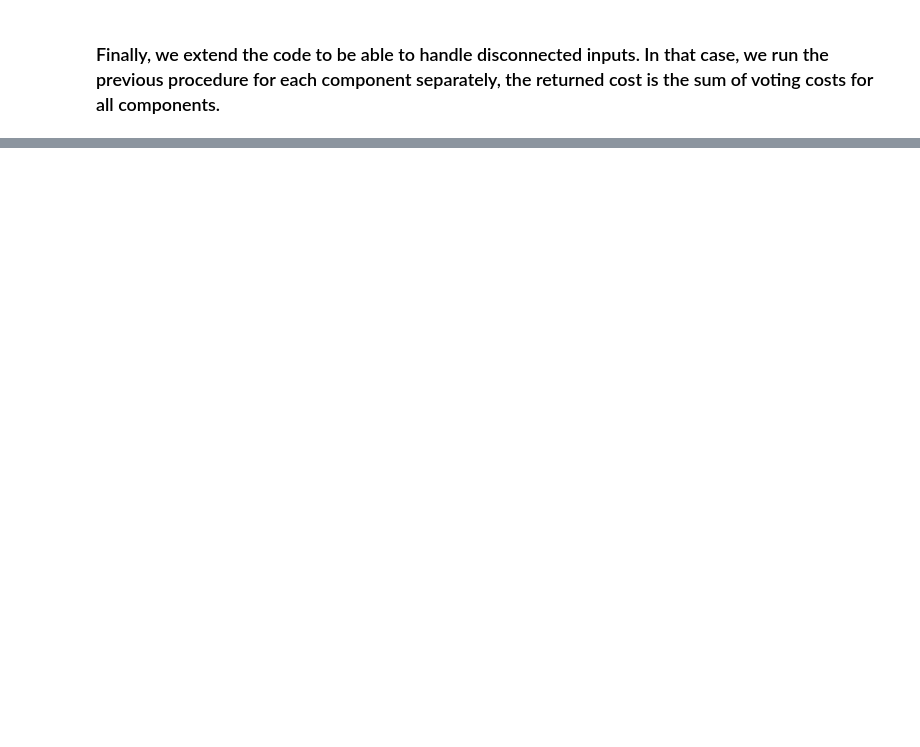
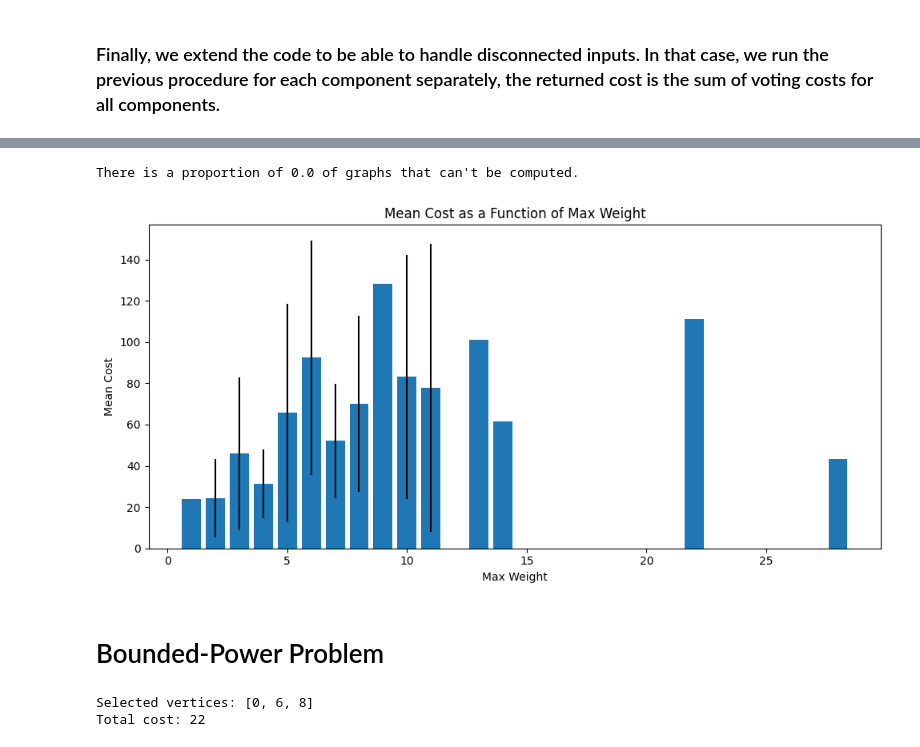
Before and after one commit to gpapasot/cost_liquid_democracy, a Jupyter notebook: costly_democracy.ipynb, the cells around one changed output, grey strips where cells are left out. Cells and saved outputs as stored; diff of their text form; code cells hidden in the pictures; blank space fills up the shorter version.

```diff
--- a/costly_democracy.ipynb
+++ b/costly_democracy.ipynb
@@ -475,0 +767,20 @@ The total voting cost to be paid is
+# %%
+grouped = df.groupby(['ExpNum', 'CodeExclu']).first().CodeQuestion.reset_index()
+data_outcome = []
+count_issues = []
+for s in range(0,6):
+    print(f"With max lenght constraint of {s}")
+    for ind, row in grouped[['ExpNum', 'CodeQuestion']].iterrows():
+        try:
+            count_issues.append(0)
+            graph, voting_cost = build_graph(row.CodeQuestion, row.ExpNum)
+            cost = run_for_connected_components3(graph, voting_cost, [1]*len(graph), s)
+            data_outcome.append([row.CodeQuestion, row.ExpNum, s, cost])
+        except:
+            print('Graph on which the code does not run:', row.CodeQuestion, row.ExpNum)
+            print('Graph: ', graph)
+            print('Voting Cost: ', voting_cost)
+            count_issues.append(1)
+            print( )
+df_output = pd.DataFrame(data_outcome, columns=['Question', 'ExpNum', 'Constraint', 'Cost'])
+sum(count_issues), len(count_issues)
@@ -475,0 +795,25 @@ The total voting cost to be paid is
+# %%
+print(f"There is a proportion of {round(sum(count_issues)/len(count_issues), 2)} of graphs that can't be computed.")
+# %% [output]
+There is a proportion of 0.0 of graphs that can't be computed.
+# %%
+max_weight = df.groupby(by=['ExpNum', 'CodeExclu']).Weight.max().reset_index() # go get the weight from the df original data
+max_weight['CodeExclu'] = max_weight['CodeExclu'].astype(str) + '1'
+max_weight = max_weight.rename(columns={'CodeExclu': 'Question'})
+summary = df_output.groupby(by=['ExpNum', 'Question']).Cost.agg(['mean', 'std']).reset_index()
+df_merged = pd.merge(summary, max_weight, on=['ExpNum', 'Question'], how='left') # do a left join
+# %%
+top = df_merged.groupby('Weight')['mean'].agg(['mean', 'std']).reset_index()
+
+plt.figure(figsize=(10, 5))
+plt.bar(top['Weight'], top['mean'], yerr=top['std'])
+plt.xlabel('Max Weight')
+plt.ylabel('Mean Cost')
+plt.title('Mean Cost as a Function of Max Weight')
+# plt.gca().invert_yaxis()  # Highest on top
+plt.tight_layout()
+plt.show()
+# %% [output]
+[figure, added]
+# %% [markdown]
+# Bounded-Power Problem
@@ -475,0 +929,24 @@ The total voting cost to be paid is
+# %%
+'''
+TEST 1
+'''
+graph = [
+        [1, 2],  # 0 has incoming edges from 1 and 2
+        [3, 4],  # 1 has incoming edges from 3 and 4
+        [5],     # 2 has incoming edge from 5
+        [],      # 3 has no incoming edges
+        [],      # 4 has no incoming edges
+        [],      # 5 has no incoming edges
+        [7],
+        [],
+        []
+    ]
+voting_costs = [12, 9, 3, 4, 4, 12,0,5,10]
+max_power = 6
+
+selected, cost = min_cost_representation(graph, voting_costs, max_power)
+print(f"Selected vertices: {selected}")
+print(f"Total cost: {cost}")
+# %% [output]
+Selected vertices: [0, 6, 8]
+Total cost: 22
```
Also changed, not shown: parts of 37 cells of this notebook.
